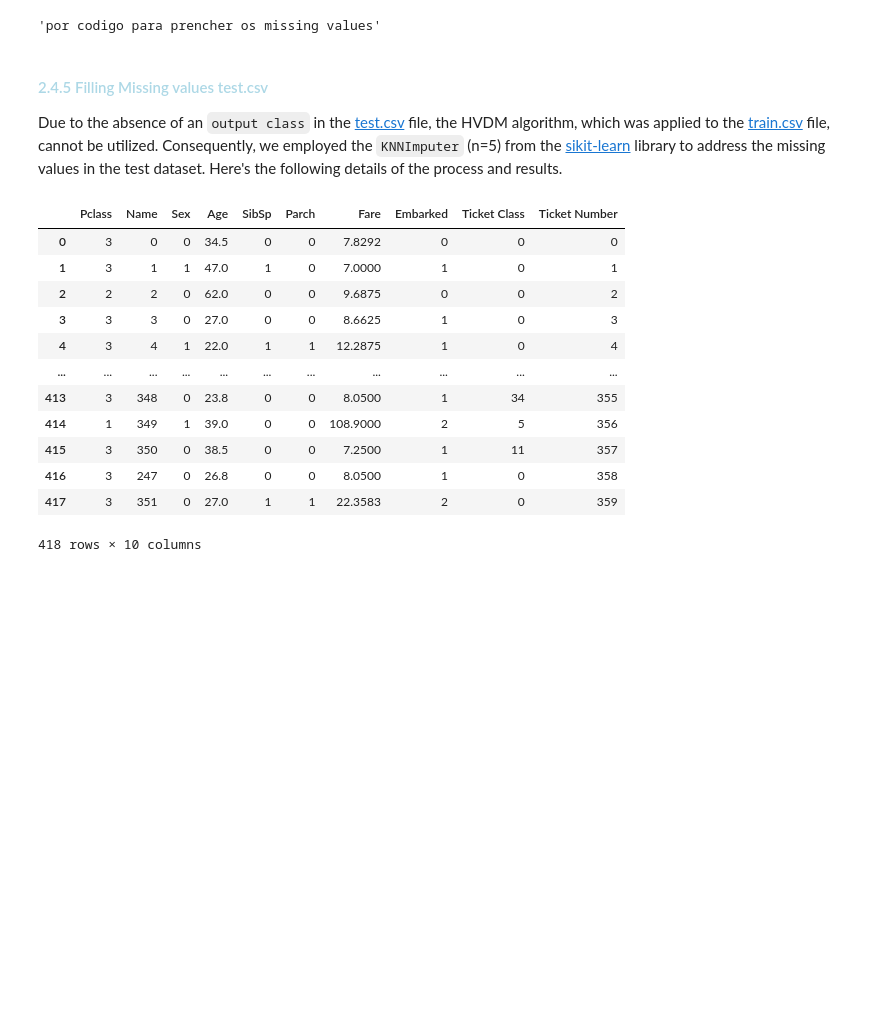
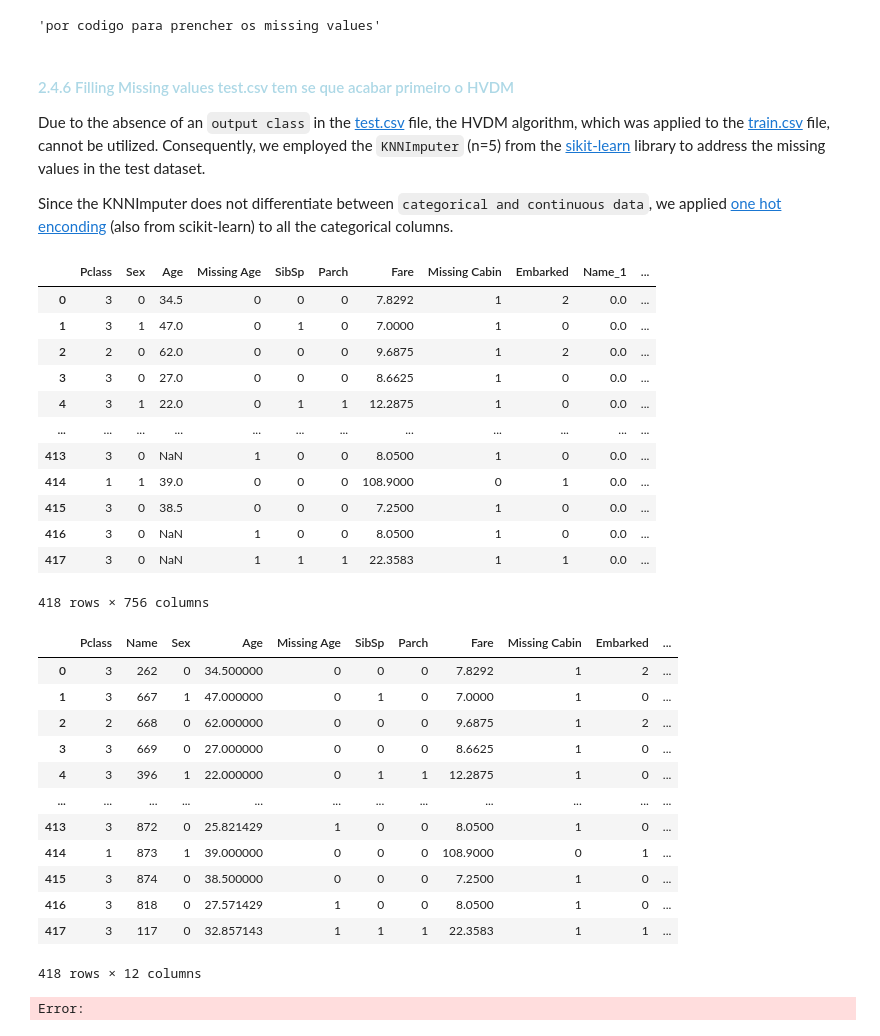
Before and after one commit to miguel-c05/Titanic-Survivability-Prediction, a Jupyter notebook: notebook.ipynb, the cells around one changed output. Saved outputs shown, nothing was run; the diff lists cells and outputs as text; code cells hidden in the pictures; blank space fills up the shorter version.

```diff
--- a/notebook.ipynb
+++ b/notebook.ipynb
@@ -464,56 +512,76 @@ class HVDM:
 # %% [output]
 'por codigo para prencher os missing values'
 # %% [markdown]
-#### <font style="font-size: 35px; color: lightblue;">2.4.5 Filling Missing values test.csv </font>
-Due to the absence of an ``output class`` in the [test.csv](test.csv) file, the HVDM algorithm, which was applied to the [train.csv](train.csv) file, cannot be utilized. Consequently, we employed the ``KNNImputer`` (n=5) from the [sikit-learn](https://scikit-learn.org/stable/modules/generated/sklearn.impute.KNNImputer.html) library to address the missing values in the test dataset. Here's the following details of the process and results.
+#### <font style="font-size: 35px; color: lightblue;">2.4.6 Filling Missing values test.csv  tem se que acabar primeiro o HVDM</font>
+Due to the absence of an ``output class`` in the [test.csv](test.csv) file, the HVDM algorithm, which was applied to the [train.csv](train.csv) file, cannot be utilized. Consequently, we employed the ``KNNImputer`` (n=5) from the [sikit-learn](https://scikit-learn.org/stable/modules/generated/sklearn.impute.KNNImputer.html) library to address the missing values in the test dataset.
+
+Since the KNNImputer does not differentiate between ``categorical and continuous data``, we applied [one hot enconding](https://scikit-learn.org/stable/modules/generated/sklearn.preprocessing.OneHotEncoder.html) (also from scikit-learn) to all the categorical columns.
 # %%
 from sklearn.discriminant_analysis import StandardScaler
 from sklearn.impute import KNNImputer
+from sklearn.preprocessing import OneHotEncoder
 
-def Knninputer (df: pd.DataFrame) -> pd.DataFrame:#Função que aplica o KnnImputer ao dataset e cria um novo dataset com os novos valores.
+def Knninputer (df: pd.DataFrame, n:int) -> pd.DataFrame:#Função que aplica o KnnImputer ao dataset e cria um novo dataset com os novos valores.
     """
     É uma biblioteca de sikitlearn.
     Deve ser feita a normalização dos dados e depois a aplicação do knninputer.
     """
     colunas_salvas = df.columns
-    imputer = KNNImputer(n_neighbors=5)
+    imputer = KNNImputer(n_neighbors=n)
     scaler = StandardScaler()
     df = scaler.fit_transform(df)
     df = imputer.fit_transform(df)
     df = pd.DataFrame(scaler.inverse_transform(df), columns = colunas_salvas)
-    for col in df.columns:
-        if col not in ['Age', 'Fare']:
-            df[col] = df[col].astype(int)
     return df
 
-data_test = pd.read_csv("CSV\\test.csv")
-extra_col_ticket(data_test)
-turn_name_col_into_ASCII(data_test, 'Name')
+def one_hot_encoding(df: pd.DataFrame)->pd.DataFrame:
+    ohe = OneHotEncoder(handle_unknown='ignore')
+    categorical_columns = ['Name', 'Ticket Class', 'Ticket Number']
+    data_test_transformed = ohe.fit_transform(df[categorical_columns])
+    data_test_df = pd.DataFrame(data_test_transformed.toarray(), columns=ohe.get_feature_names_out(categorical_columns))
+    data_preprocessed = pd.concat([df.drop(columns=categorical_columns), data_test_df], axis=1)
+    return data_preprocessed
 
 
-data_test["Sex"], sexIndex = pd.factorize(data_test["Sex"])
-data_test["Embarked"], embarkedIndex = pd.factorize(data_test["Embarked"])
-data_test["Ticket Class"], ticketClassIndex = pd.factorize(data_test["Ticket Class"])
-data_test["Ticket Number"], ticketNumberIndex = pd.factorize(data_test["Ticket Number"])
-data_test["Name"], nameIndex = pd.factorize(data_test["Name"])
+data_test = pd.read_csv("test_new.csv")
+data_test.drop(columns = ['Survived'], inplace = True)
 
-data_test.drop(columns = ['PassengerId', 'Ticket', 'Cabin'], inplace = True)
+"""concat the train and test data"""
+"""data = pd.concat([pd.read_csv('train.csv'), pd.read_csv('test.csv')], ignore_index=True)"""
 
+display(one_hot_encoding(data_test))
 
-data_test=Knninputer(data_test)
+data_test_KNN=Knninputer(one_hot_encoding(data_test), 7)
+age_column = data_test_KNN["Age"].astype(float)
+fare_column = data_test_KNN["Fare"].astype(float)
+data_test['Age'], data_test['Fare'] = age_column, fare_column
 display(data_test)
 # %% [output]
-|  | Pclass | Name | Sex | Age | SibSp | Parch | Fare | Embarked | Ticket Class | Ticket Number |
-| 0 | 3 | 0 | 0 | 34.5 | 0 | 0 | 7.8292 | 0 | 0 | 0 |
-| 1 | 3 | 1 | 1 | 47.0 | 1 | 0 | 7.0000 | 1 | 0 | 1 |
-| 2 | 2 | 2 | 0 | 62.0 | 0 | 0 | 9.6875 | 0 | 0 | 2 |
-| 3 | 3 | 3 | 0 | 27.0 | 0 | 0 | 8.6625 | 1 | 0 | 3 |
-| 4 | 3 | 4 | 1 | 22.0 | 1 | 1 | 12.2875 | 1 | 0 | 4 |
-| ... | ... | ... | ... | ... | ... | ... | ... | ... | ... | ... |
-| 413 | 3 | 348 | 0 | 23.8 | 0 | 0 | 8.0500 | 1 | 34 | 355 |
-| 414 | 1 | 349 | 1 | 39.0 | 0 | 0 | 108.9000 | 2 | 5 | 356 |
-| 415 | 3 | 350 | 0 | 38.5 | 0 | 0 | 7.2500 | 1 | 11 | 357 |
-| 416 | 3 | 247 | 0 | 26.8 | 0 | 0 | 8.0500 | 1 | 0 | 358 |
-| 417 | 3 | 351 | 0 | 27.0 | 1 | 1 | 22.3583 | 2 | 0 | 359 |
+|  | Pclass | Sex | Age | Missing Age | SibSp | Parch | Fare | Missing Cabin | Embarked | Name_1 | ... |
+| 0 | 3 | 0 | 34.5 | 0 | 0 | 0 | 7.8292 | 1 | 2 | 0.0 | ... |
+| 1 | 3 | 1 | 47.0 | 0 | 1 | 0 | 7.0000 | 1 | 0 | 0.0 | ... |
+| 2 | 2 | 0 | 62.0 | 0 | 0 | 0 | 9.6875 | 1 | 2 | 0.0 | ... |
+| 3 | 3 | 0 | 27.0 | 0 | 0 | 0 | 8.6625 | 1 | 0 | 0.0 | ... |
+| 4 | 3 | 1 | 22.0 | 0 | 1 | 1 | 12.2875 | 1 | 0 | 0.0 | ... |
+| ... | ... | ... | ... | ... | ... | ... | ... | ... | ... | ... | ... |
+| 413 | 3 | 0 | NaN | 1 | 0 | 0 | 8.0500 | 1 | 0 | 0.0 | ... |
+| 414 | 1 | 1 | 39.0 | 0 | 0 | 0 | 108.9000 | 0 | 1 | 0.0 | ... |
+| 415 | 3 | 0 | 38.5 | 0 | 0 | 0 | 7.2500 | 1 | 0 | 0.0 | ... |
+| 416 | 3 | 0 | NaN | 1 | 0 | 0 | 8.0500 | 1 | 0 | 0.0 | ... |
+| 417 | 3 | 0 | NaN | 1 | 1 | 1 | 22.3583 | 1 | 1 | 0.0 | ... |
-418 rows × 10 columns
+418 rows × 756 columns
+|  | Pclass | Name | Sex | Age | Missing Age | SibSp | Parch | Fare | Missing Cabin | Embarked | ... |
+| 0 | 3 | 262 | 0 | 34.500000 | 0 | 0 | 0 | 7.8292 | 1 | 2 | ... |
+| 1 | 3 | 667 | 1 | 47.000000 | 0 | 1 | 0 | 7.0000 | 1 | 0 | ... |
+| 2 | 2 | 668 | 0 | 62.000000 | 0 | 0 | 0 | 9.6875 | 1 | 2 | ... |
+| 3 | 3 | 669 | 0 | 27.000000 | 0 | 0 | 0 | 8.6625 | 1 | 0 | ... |
+| 4 | 3 | 396 | 1 | 22.000000 | 0 | 1 | 1 | 12.2875 | 1 | 0 | ... |
+| ... | ... | ... | ... | ... | ... | ... | ... | ... | ... | ... | ... |
+| 413 | 3 | 872 | 0 | 25.821429 | 1 | 0 | 0 | 8.0500 | 1 | 0 | ... |
+| 414 | 1 | 873 | 1 | 39.000000 | 0 | 0 | 0 | 108.9000 | 0 | 1 | ... |
+| 415 | 3 | 874 | 0 | 38.500000 | 0 | 0 | 0 | 7.2500 | 1 | 0 | ... |
+| 416 | 3 | 818 | 0 | 27.571429 | 1 | 0 | 0 | 8.0500 | 1 | 0 | ... |
+| 417 | 3 | 117 | 0 | 32.857143 | 1 | 1 | 1 | 22.3583 | 1 | 1 | ... |
+418 rows × 12 columns
+Error:
 # %% [markdown]
```
Also changed, not shown: parts of 11 cells of this notebook, 2 other files.
